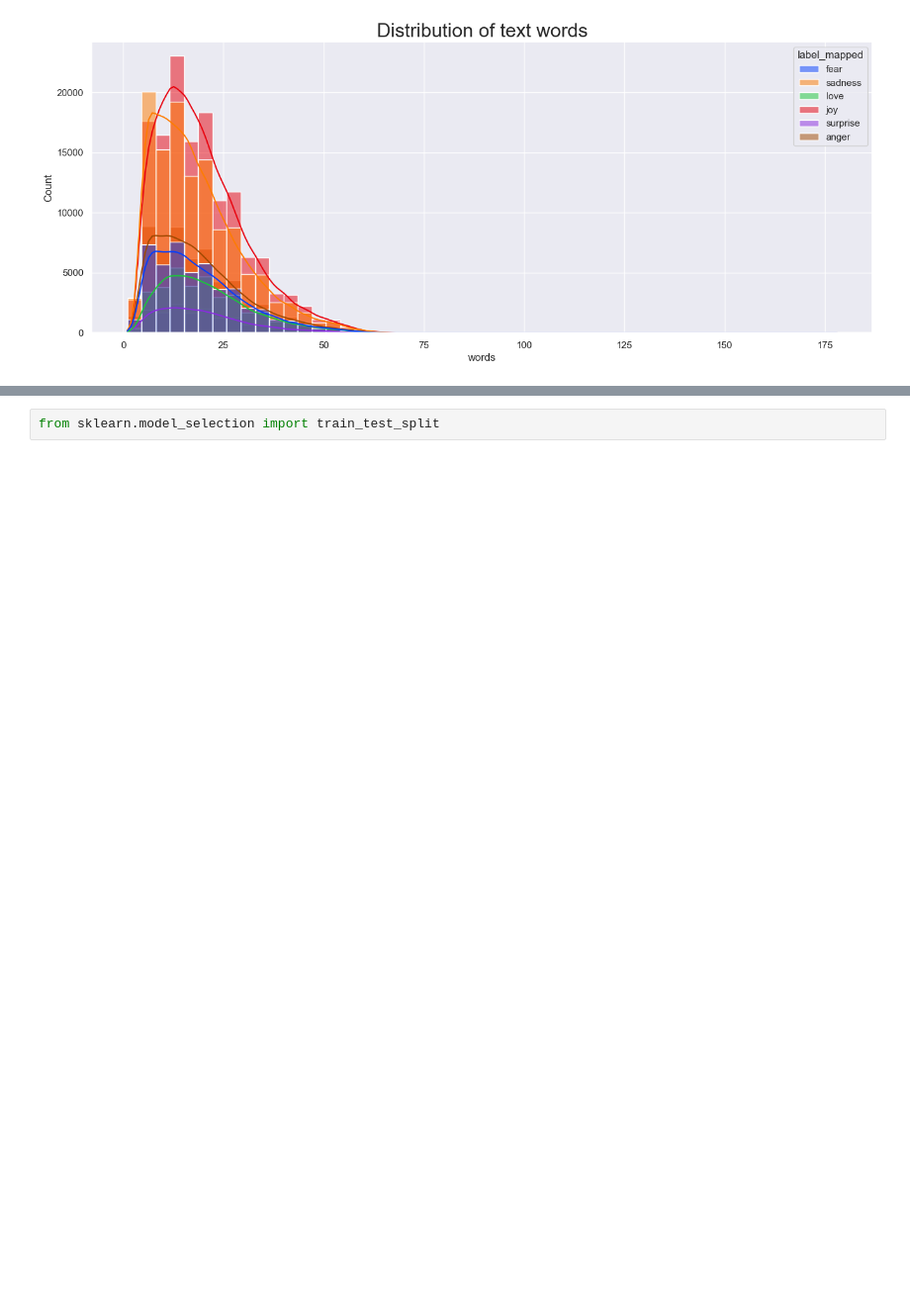
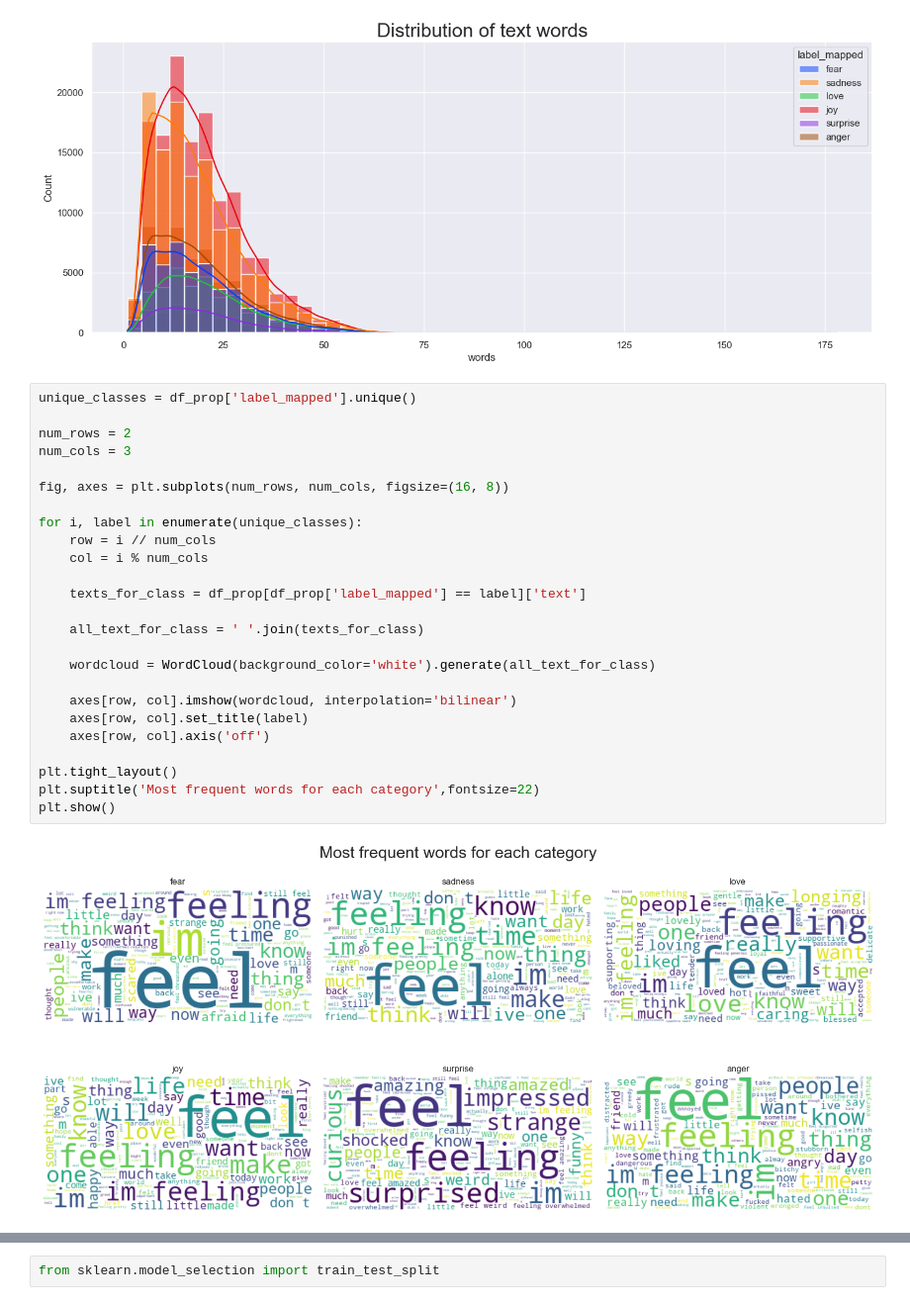
Before and after one commit to ramosmatiashernan/Road-to-Data-Scientist-IV, a Jupyter notebook: Jupyter Notebook/Road to Data Scientist IV.ipynb, the cells around one changed output, grey strips where cells are left out. Shown at 99% size. Saved outputs shown, nothing was run; the diff lists cells and outputs as text; blank space fills up the shorter version.

```diff
--- a/Jupyter Notebook/Road to Data Scientist IV.ipynb
+++ b/Jupyter Notebook/Road to Data Scientist IV.ipynb
@@ -155,3 +157,30 @@ plt.ylabel('Count')
 plt.show()
 # %% [output]
 [figure]
+# %%
+unique_classes = df_prop['label_mapped'].unique()
+
+num_rows = 2
+num_cols = 3
+
+fig, axes = plt.subplots(num_rows, num_cols, figsize=(16, 8))
+
+for i, label in enumerate(unique_classes):
+    row = i // num_cols
+    col = i % num_cols
+
+    texts_for_class = df_prop[df_prop['label_mapped'] == label]['text']
+
+    all_text_for_class = ' '.join(texts_for_class)
+
+    wordcloud = WordCloud(background_color='white').generate(all_text_for_class)
+
+    axes[row, col].imshow(wordcloud, interpolation='bilinear')
+    axes[row, col].set_title(label)
+    axes[row, col].axis('off')
+
+plt.tight_layout()
+plt.suptitle('Most frequent words for each category',fontsize=22)
+plt.show()
+# %% [output]
+[figure, added]
```
Also changed, not shown: parts of 6 cells of this notebook.
